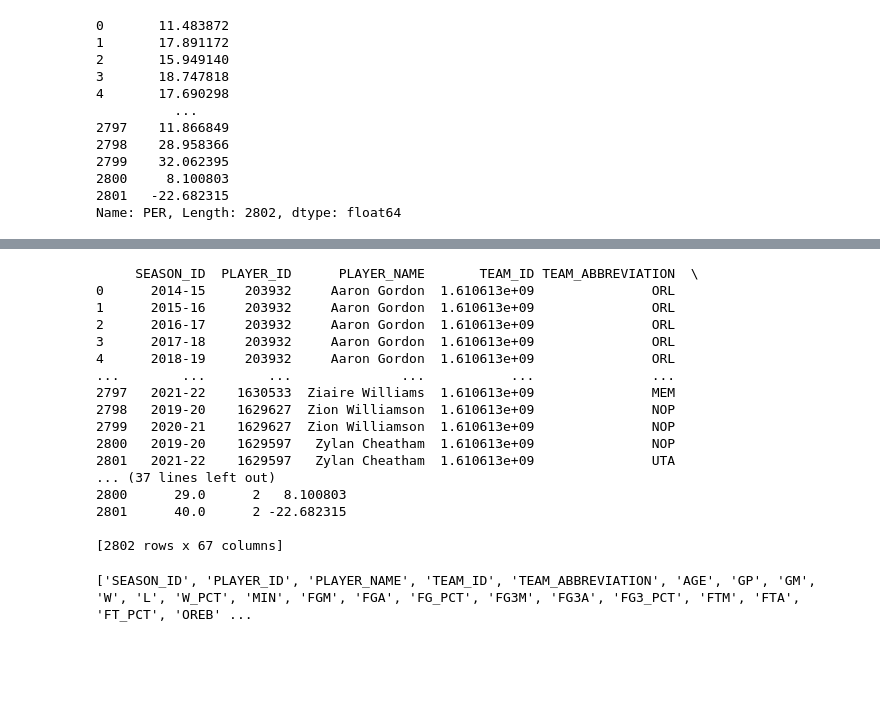
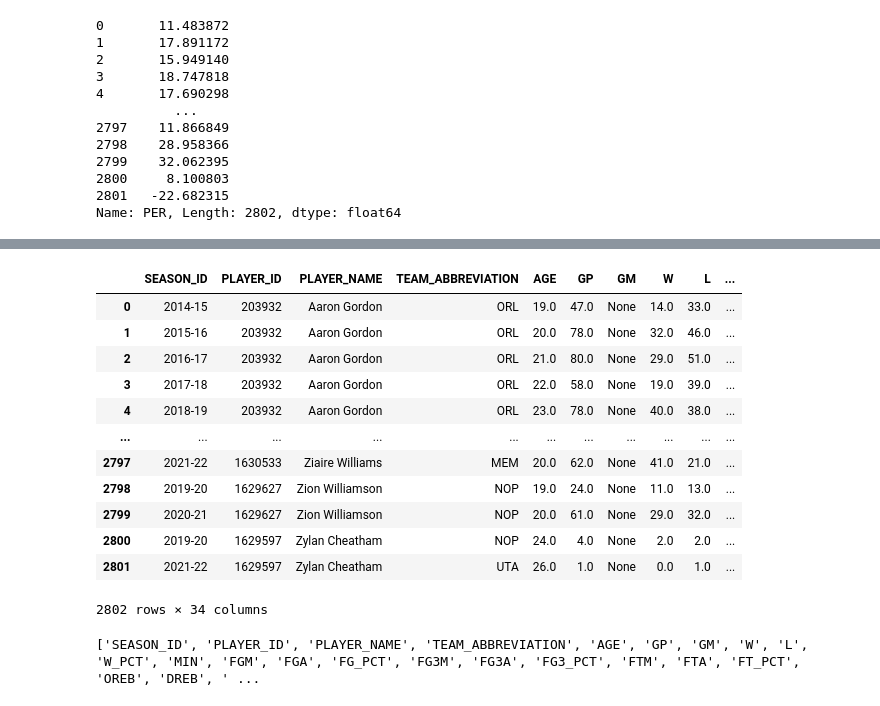
Before and after one commit to jeevanp03/nba_project, a Jupyter notebook: nba_manipulation/ML_1.ipynb, the cells around one changed output, grey strips where cells are left out. Drawn from its saved outputs; the diff is of its cells as text; code cells hidden in the pictures; blank space fills up the shorter version.

```diff
--- a/nba_manipulation/ML_1.ipynb
+++ b/nba_manipulation/ML_1.ipynb
@@ -101,48 +101,25 @@ print(column_list)
 # %%
 fantasy_df = nba_df.copy()
 # %%
-col = ['GP_ESPN', 'FGM_ESPN', 'FGA_ESPN', 'FTM_ESPN', 'FTA_ESPN', 'FG3M_ESPN', 'REB_ESPN', 'OREB_ESPN', 'DREB_ESPN', 'AST_ESPN', 'STL_ESPN', 'BLK_ESPN', 'TOV_ESPN', 'PF_ESPN', 'DD2_ESPN', 'TD3_ESPN', 'PTS_ESPN', 'W_ESPN', 'NET_ESPN', 'AVG_NET_ESPN']
+col = ['NBA_FANTASY_PTS','GP_RANK', 'W_RANK', 'L_RANK', 'W_PCT_RANK', 'MIN_RANK', 'FGM_RANK', 'FGA_RANK', 'FG_PCT_RANK', 'FG3M_RANK', 'FG3A_RANK', 'FG3_PCT_RANK', 'FTM_RANK', 'FTA_RANK', 'FT_PCT_RANK', 'OREB_RANK', 'DREB_RANK', 'REB_RANK', 'AST_RANK', 'TOV_RANK', 'STL_RANK', 'BLK_RANK', 'BLKA_RANK', 'PF_RANK', 'PFD_RANK', 'PTS_RANK', 'PLUS_MINUS_RANK', 'NBA_FANTASY_PTS_PER_SEASON_RANK', 'DD2_RANK', 'TD3_RANK', 'count', 'GP_ESPN', 'FGM_ESPN', 'FGA_ESPN', 'FTM_ESPN', 'FTA_ESPN', 'FG3M_ESPN', 'REB_ESPN', 'OREB_ESPN', 'DREB_ESPN', 'AST_ESPN', 'STL_ESPN', 'BLK_ESPN', 'TOV_ESPN', 'PF_ESPN', 'DD2_ESPN', 'TD3_ESPN', 'PTS_ESPN', 'W_ESPN', 'NET_ESPN', 'AVG_NET_ESPN', 'PER']
 
-if set(col).issubset(fantasy_df.columns):
-    fantasy_df = fantasy_df.drop('GP_ESPN', 1)
-    fantasy_df = fantasy_df.drop('FGM_ESPN', 1)
-    fantasy_df = fantasy_df.drop('FGA_ESPN', 1)
-    fantasy_df = fantasy_df.drop('FTM_ESPN', 1)
-    fantasy_df = fantasy_df.drop('FTA_ESPN', 1)
-    fantasy_df = fantasy_df.drop('FG3M_ESPN', 1)
-    fantasy_df = fantasy_df.drop('REB_ESPN', 1)
-    fantasy_df = fantasy_df.drop('OREB_ESPN', 1)
-    fantasy_df = fantasy_df.drop('DREB_ESPN', 1)
-    fantasy_df = fantasy_df.drop('AST_ESPN', 1)
-    fantasy_df = fantasy_df.drop('STL_ESPN', 1)
-    fantasy_df = fantasy_df.drop('BLK_ESPN', 1)
-    fantasy_df = fantasy_df.drop('TOV_ESPN', 1)
-    fantasy_df = fantasy_df.drop('PF_ESPN', 1)
-    fantasy_df = fantasy_df.drop('DD2_ESPN', 1)
-    fantasy_df = fantasy_df.drop('TD3_ESPN', 1)
-    fantasy_df = fantasy_df.drop('PTS_ESPN', 1)
-    fantasy_df = fantasy_df.drop('W_ESPN', 1)
-    fantasy_df = fantasy_df.drop('NET_ESPN', 1)
-    fantasy_df = fantasy_df.drop('AVG_NET_ESPN', 1)
-print(fantasy_df)
+fantasy_df = fantasy_df[['SEASON_ID', 'PLAYER_ID', 'PLAYER_NAME', 'TEAM_ABBREVIATION', 'AGE', 'GP', 'GM', 'W', 'L', 'W_PCT', 'MIN', 'FGM', 'FGA', 'FG_PCT', 'FG3M', 'FG3A', 'FG3_PCT', 'FTM', 'FTA', 'FT_PCT', 'OREB', 'DREB', 'REB', 'AST', 'TOV', 'STL', 'BLK', 'BLKA', 'PF', 'PFD', 'PTS', 'PLUS_MINUS', 'DD2', 'TD3']]
-# %% [output]
-     SEASON_ID  PLAYER_ID      PLAYER_NAME       TEAM_ID TEAM_ABBREVIATION  \
-0      2014-15     203932     Aaron Gordon  1.610613e+09               ORL
-1      2015-16     203932     Aaron Gordon  1.610613e+09               ORL
-2      2016-17     203932     Aaron Gordon  1.610613e+09               ORL
-3      2017-18     203932     Aaron Gordon  1.610613e+09               ORL
-4      2018-19     203932     Aaron Gordon  1.610613e+09               ORL
-...        ...        ...              ...           ...               ...
-2797   2021-22    1630533  Ziaire Williams  1.610613e+09               MEM
-2798   2019-20    1629627  Zion Williamson  1.610613e+09               NOP
-2799   2020-21    1629627  Zion Williamson  1.610613e+09               NOP
-2800   2019-20    1629597   Zylan Cheatham  1.610613e+09               NOP
-2801   2021-22    1629597   Zylan Cheatham  1.610613e+09               UTA
-... (37 lines left out)
-2800      29.0      2   8.100803
-2801      40.0      2 -22.682315
-
-[2802 rows x 67 columns]
+# %%
+fantasy_df
+# %% [output]
+|  | SEASON_ID | PLAYER_ID | PLAYER_NAME | TEAM_ABBREVIATION | AGE | GP | GM | W | L | ... |
+| 0 | 2014-15 | 203932 | Aaron Gordon | ORL | 19.0 | 47.0 | None | 14.0 | 33.0 | ... |
+| 1 | 2015-16 | 203932 | Aaron Gordon | ORL | 20.0 | 78.0 | None | 32.0 | 46.0 | ... |
+| 2 | 2016-17 | 203932 | Aaron Gordon | ORL | 21.0 | 80.0 | None | 29.0 | 51.0 | ... |
+| 3 | 2017-18 | 203932 | Aaron Gordon | ORL | 22.0 | 58.0 | None | 19.0 | 39.0 | ... |
+| 4 | 2018-19 | 203932 | Aaron Gordon | ORL | 23.0 | 78.0 | None | 40.0 | 38.0 | ... |
+| ... | ... | ... | ... | ... | ... | ... | ... | ... | ... | ... |
+| 2797 | 2021-22 | 1630533 | Ziaire Williams | MEM | 20.0 | 62.0 | None | 41.0 | 21.0 | ... |
+| 2798 | 2019-20 | 1629627 | Zion Williamson | NOP | 19.0 | 24.0 | None | 11.0 | 13.0 | ... |
+| 2799 | 2020-21 | 1629627 | Zion Williamson | NOP | 20.0 | 61.0 | None | 29.0 | 32.0 | ... |
+| 2800 | 2019-20 | 1629597 | Zylan Cheatham | NOP | 24.0 | 4.0 | None | 2.0 | 2.0 | ... |
+| 2801 | 2021-22 | 1629597 | Zylan Cheatham | UTA | 26.0 | 1.0 | None | 0.0 | 1.0 | ... |
+2802 rows × 34 columns
 # %%
 from sqlalchemy import create_engine
 from pandas.io import sql
@@ -177,7 +154,7 @@ mydb.close()
 column_list2 = list(fantasy_df)
 print(column_list2)
 # %% [output]
-['SEASON_ID', 'PLAYER_ID', 'PLAYER_NAME', 'TEAM_ID', 'TEAM_ABBREVIATION', 'AGE', 'GP', 'GM', 'W', 'L', 'W_PCT', 'MIN', 'FGM', 'FGA', 'FG_PCT', 'FG3M', 'FG3A', 'FG3_PCT', 'FTM', 'FTA', 'FT_PCT', 'OREB' ...
+['SEASON_ID', 'PLAYER_ID', 'PLAYER_NAME', 'TEAM_ABBREVIATION', 'AGE', 'GP', 'GM', 'W', 'L', 'W_PCT', 'MIN', 'FGM', 'FGA', 'FG_PCT', 'FG3M', 'FG3A', 'FG3_PCT', 'FTM', 'FTA', 'FT_PCT', 'OREB', 'DREB', ' ...
 # %%
 from sklearn.linear_model import LinearRegression
 from sklearn.model_selection import train_test_split
```
Also changed, not shown: parts of 21 cells of this notebook, 6 other files.
